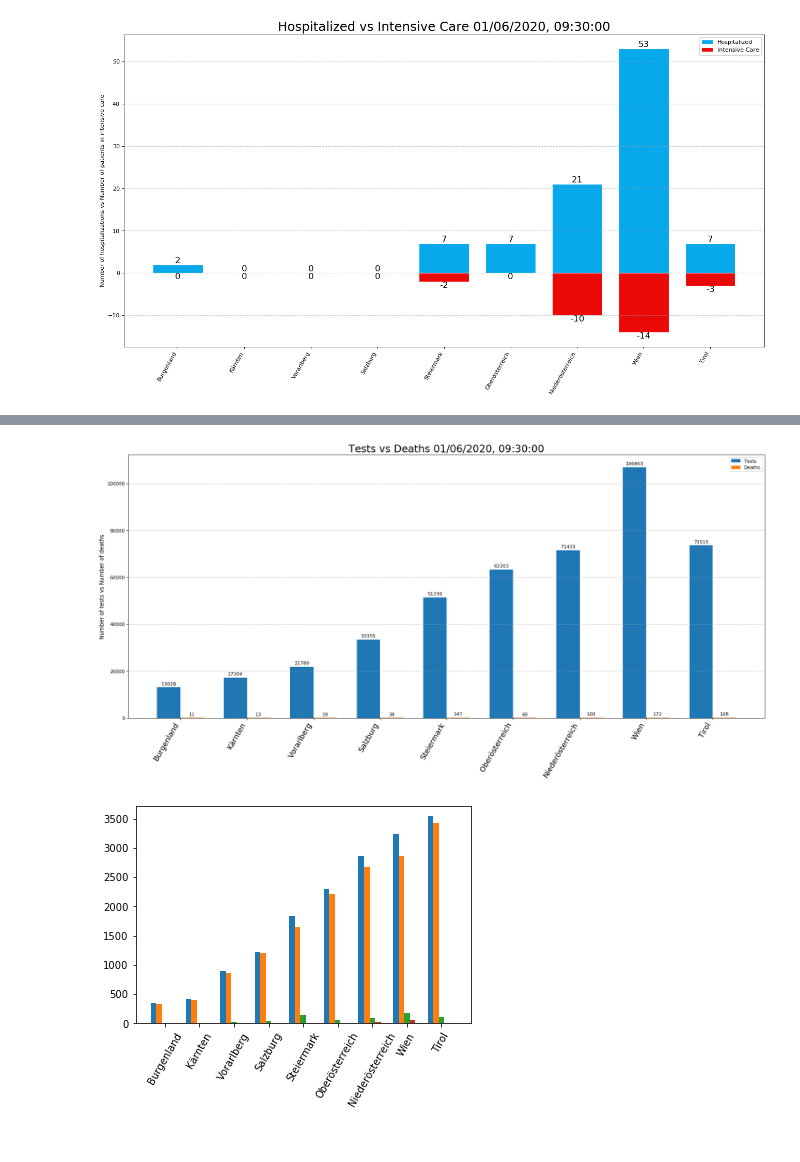
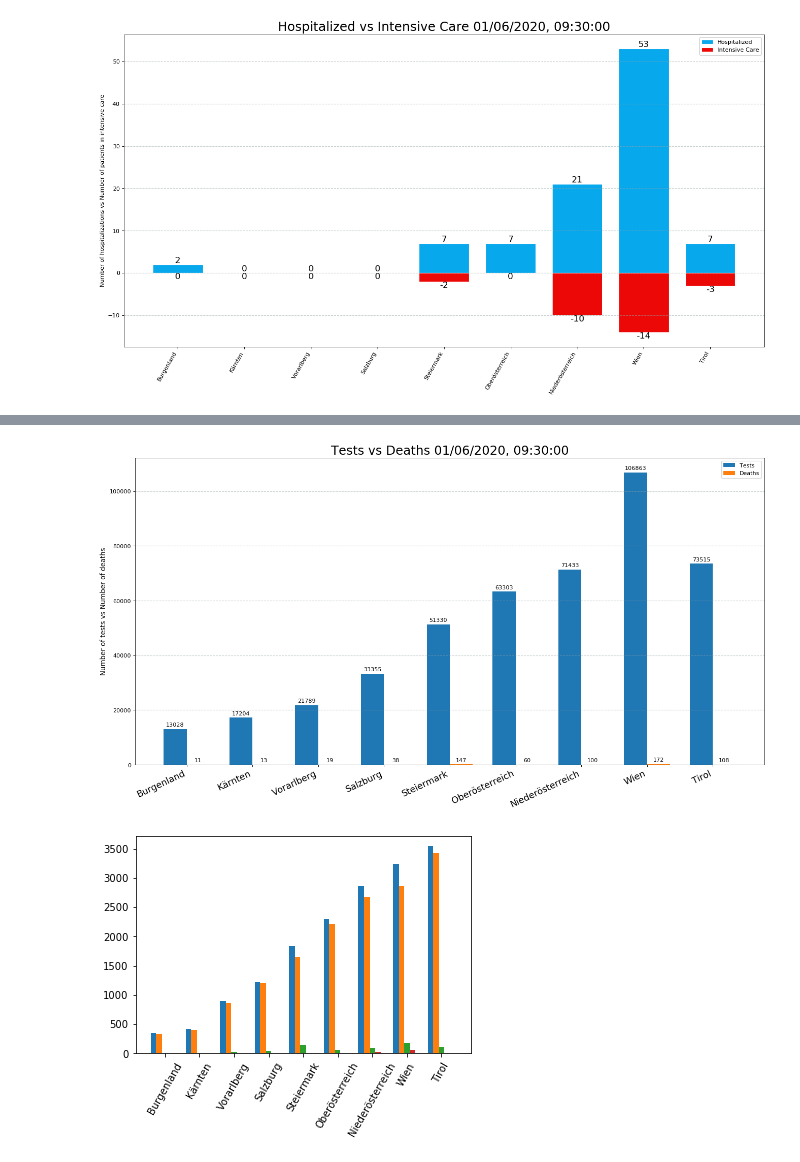
Before and after one commit to MarcelodeFreitas/Epidemiology, a Jupyter notebook: Study Cases/AUSTRIA/COVID-19_Austria-GRAPHS.ipynb, the cells around one changed output, grey strips where cells are left out. Cells and saved outputs as stored; diff of their text form; code cells hidden in the pictures.

```diff
--- a/Study Cases/AUSTRIA/COVID-19_Austria-GRAPHS.ipynb
+++ b/Study Cases/AUSTRIA/COVID-19_Austria-GRAPHS.ipynb
@@ -856,7 +856,7 @@ rects2 = ax.bar(x + width/2, bar_2, width, label='Deaths')
 
 # Add some text for labels, title and custom x-axis tick labels, etc.
 ax.set_xticks(x)
-ax.set_xticklabels(labels, rotation=60, horizontalalignment= 'right', fontsize=16)
+ax.set_xticklabels(labels, rotation=25, horizontalalignment= 'right', fontsize=16)
 ax.legend()
 
 
@@ -874,7 +874,7 @@ def autolabel(rects):
 autolabel(rects1)
 autolabel(rects2)
 
-fig.tight_layout()
+
 
 
 plt.title("Confirmed Cases vs Deaths "+max_value.strftime("%d/%m/%Y, %H:%M:%S"), fontsize=22)
@@ -898,7 +898,7 @@ rects2 = ax.bar(x + width/2, bar_2, width, label='Recoveries')
 
 # Add some text for labels, title and custom x-axis tick labels, etc.
 ax.set_xticks(x)
-ax.set_xticklabels(labels, rotation=60, horizontalalignment= 'right', fontsize=16)
+ax.set_xticklabels(labels, rotation=25, horizontalalignment= 'right', fontsize=16)
 ax.legend()
 
 
@@ -916,7 +916,7 @@ def autolabel(rects):
 autolabel(rects1)
 autolabel(rects2)
 
-fig.tight_layout()
+
 
 
 plt.title("Confirmed Cases vs Recoveries "+max_value.strftime("%d/%m/%Y, %H:%M:%S"), fontsize=22)
@@ -938,36 +938,36 @@ fig, ax = plt.subplots(figsize=(20,10), dpi=80)
 rects1 = ax.bar(x - width/2, bar_1, width, label='Tests')
 rects2 = ax.bar(x + width/2, bar_2, width, label='Deaths')
 
 # Add some text for labels, title and custom x-axis tick labels, etc.
 ax.set_xticks(x)
-ax.set_xticklabels(labels, rotation=60, horizontalalignment= 'right', fontsize=16)
+ax.set_xticklabels(labels, rotation=25, horizontalalignment= 'right', fontsize=16)
 ax.legend()
 
 
 def autolabel(rects):
     """Attach a text label above each bar in *rects*, displaying its height."""
     for rect in rects:
         height = rect.get_height()
         ax.annotate('{}'.format(height),
                     xy=(rect.get_x() + rect.get_width() / 2, height),
                     xytext=(0, 3),  # 3 points vertical offset
                     textcoords="offset points",
                     ha='center', va='bottom')
 
 
 autolabel(rects1)
 autolabel(rects2)
 
-fig.tight_layout()
+
 
 
 plt.title("Tests vs Deaths "+max_value.strftime("%d/%m/%Y, %H:%M:%S"), fontsize=22)
 plt.ylabel('Number of tests vs Number of deaths', fontsize= 12)
 plt.grid(color='#95a5a6', linestyle='--', linewidth=1, axis='y', alpha=0.5)
 plt.savefig('images/tests_vs_deaths_2.png', dpi=300, format='png')
 plt.show()
 # %% [output]
-[figure, old version]
+[figure, new version]
 # %%
 import numpy as np
 import matplotlib.pyplot as plt
```
Also changed, not shown: parts of 3 cells of this notebook.
